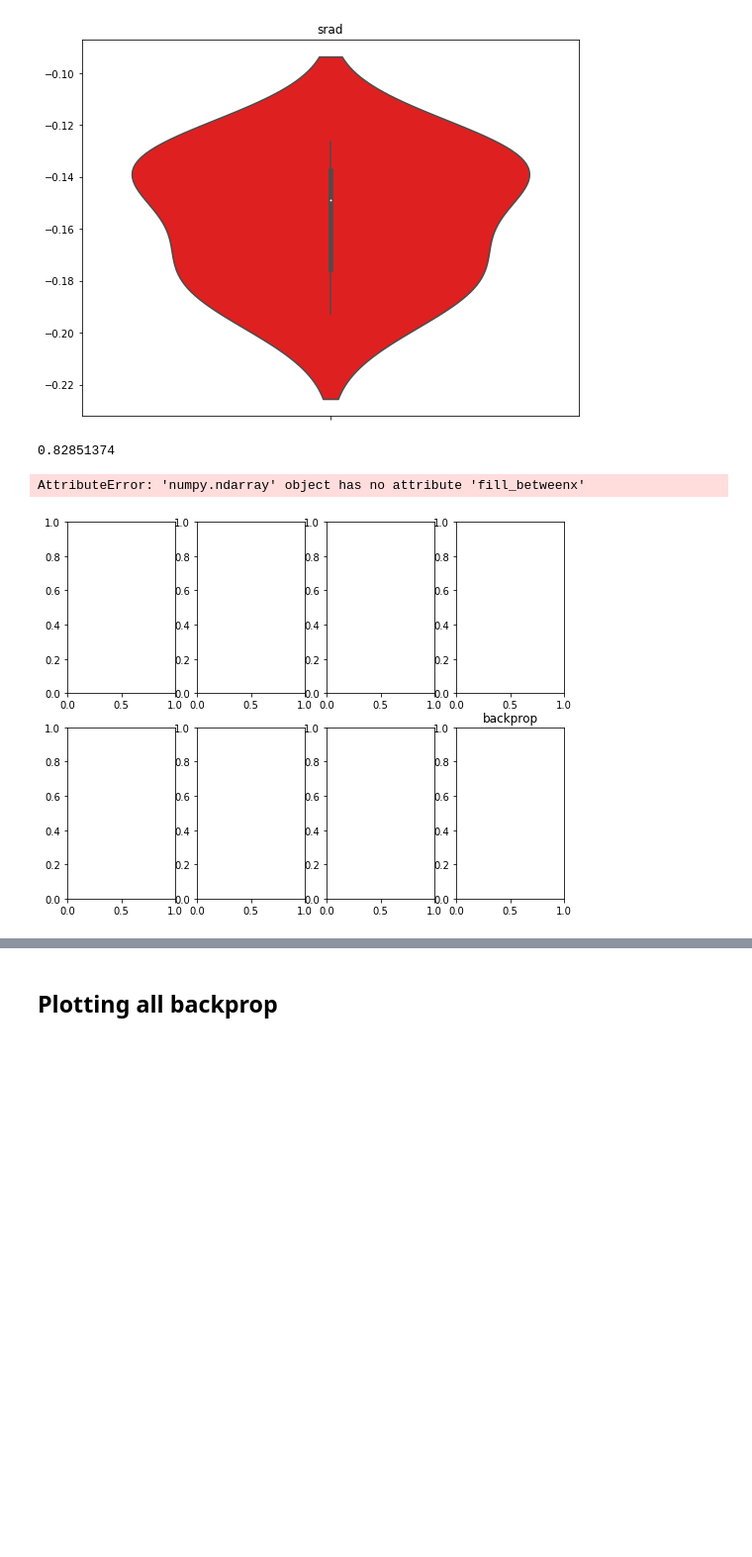
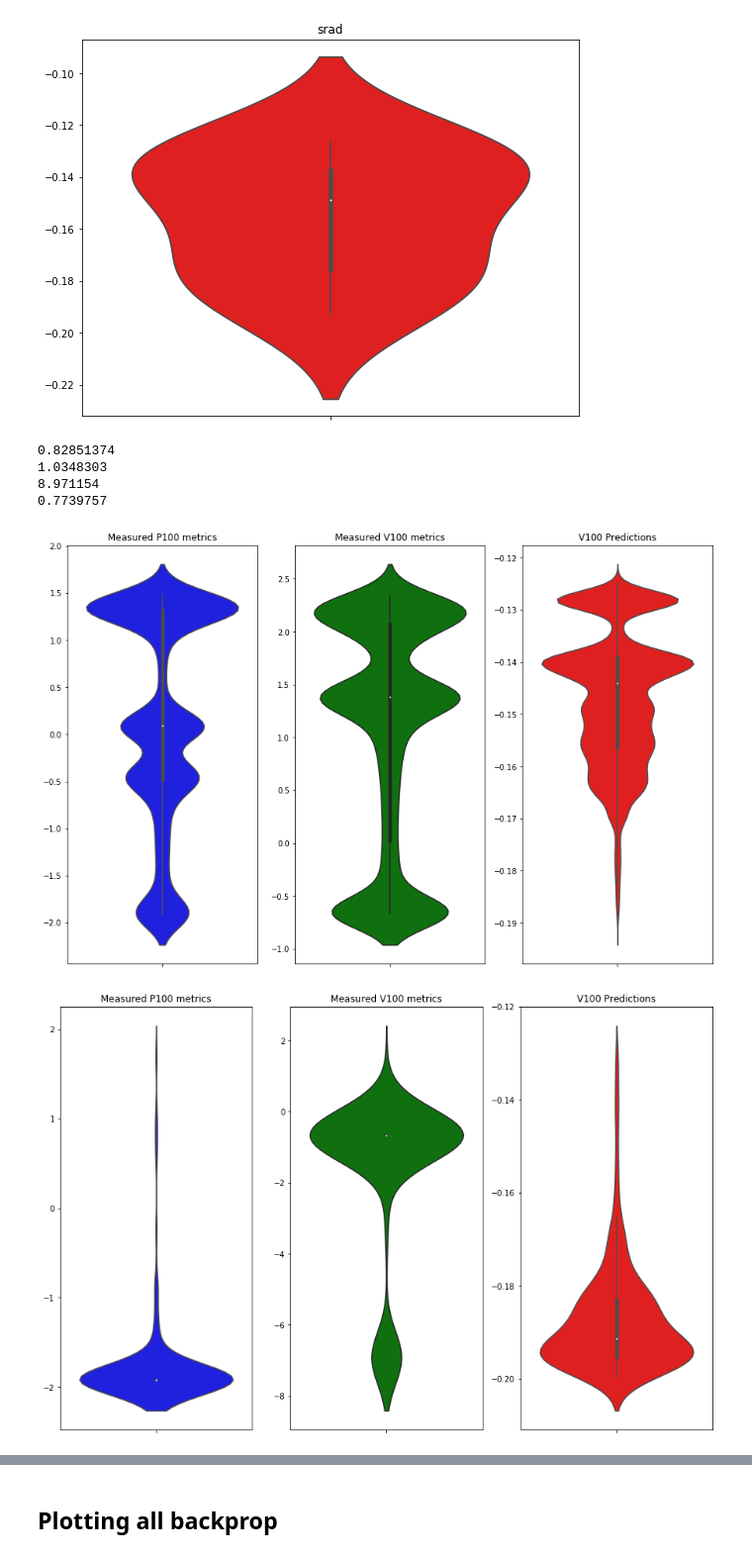
Before and after one commit to YulianaGomez/power, a Jupyter notebook: nvidia_gpus/all_apps/all_data_plotting.ipynb, the cells around one changed output, grey strips where cells are left out. Shown at 99% size. Saved outputs shown, nothing was run; the diff lists cells and outputs as text; code cells hidden in the pictures; blank space fills up the shorter version.

Commit message:
adding violin plots

```diff
--- a/nvidia_gpus/all_apps/all_data_plotting.ipynb
+++ b/nvidia_gpus/all_apps/all_data_plotting.ipynb
@@ -393,47 +393,62 @@ for color, group in zip(colors, groups):
 import seaborn as sns
 from matplotlib import pyplot
 import seaborn
-fig, ax = pyplot.subplots(2,4,figsize =(9, 7))
+#fig, ax = pyplot.subplots(figsize =(9, 7))
 
 for color, group in zip(colors, groups):
-    count = 0
+
+    fig, ax = plt.subplots(nrows=1, ncols=3, figsize=(15,10))
+
+
     df_predict = df_plot[df_plot['application_name_V100'] == group].copy()
     indices_to_predict = [int(i) for i in df_predict['master_index_P100'].values]
     prediction = model.predict(scaled_data_[indices_to_predict])
     #import pdb; pdb.set_trace()
     try:
         print(prediction.max())
     except:
         pass
+    # Print measured P100 metrics
+    indices = [int(i) for i in df_predict['master_index_P100'].values]
+    x_col_ind = df_col_ref.columns.get_loc(metric_basis[0])
+    y_col_ind = df_col_ref.columns.get_loc(metric_basis[1])
+    x = scaled_data_[indices,33]
+    y = scaled_data_[indices,34]
+    dram_total = x + y
+    ax[0].set_title("Measured P100 metrics")
+    sns.violinplot(ax=ax[0],y=dram_total,color='b')
 
     # Print measured V100 metrics
     indices = [int(i) for i in df_predict['master_index_V100'].values]
     x_col_ind = df_col_ref.columns.get_loc(metric_basis[0])
     y_col_ind = df_col_ref.columns.get_loc(metric_basis[1])
     x = scaled_data_[indices,33]
     y = scaled_data_[indices,32]
     dram_total = x + y
     #fig, ax = pyplot.subplots(figsize =(9, 7))
-    plt.title(group)
-    ax[count,count] = sns.violinplot(ax=ax,y=dram_total)
+    ax[1].set_title("Measured V100 metrics")
+    sns.violinplot(ax=ax[1],y=dram_total,color='g')
 
-# Print V100 predictions (from measured P100 metrics)
+    # Print V100 predictions (from measured P100 metrics)
     if indices_to_predict: # Need to check that there are predictions to plot here...
         x_col_ind = df_col_ref.columns.get_loc(metric_basis[0])
         y_col_ind = df_col_ref.columns.get_loc(metric_basis[1])
         x = prediction[:,33]
         y = prediction[:,34]
         dram_total = x + y
         #fig, ax = pyplot.subplots(figsize =(9, 7))
-        plt.title(group)
-        ax[count,count+1] = sns.violinplot(ax=ax,y=dram_total,color='r')
-    count += 1
+        ax[2].set_title("V100 Predictions")
+        sns.violinplot(ax=ax[2],y=dram_total,color='r')
+
 plt.ylabel("dram_write + dram_read throughput")
 plt.xlabel('Applications')
 plt.title('All data results')
 #plt.legend(loc='upper left')
 plt.show()
 # %% [output]
 0.82851374
+1.0348303
+8.971154
+0.7739757
-AttributeError: 'numpy.ndarray' object has no attribute 'fill_betweenx'
-[figure, old version]
+[figure, new version]
+[figure, added]
```
Also changed, not shown: parts of 2 cells of this notebook.
